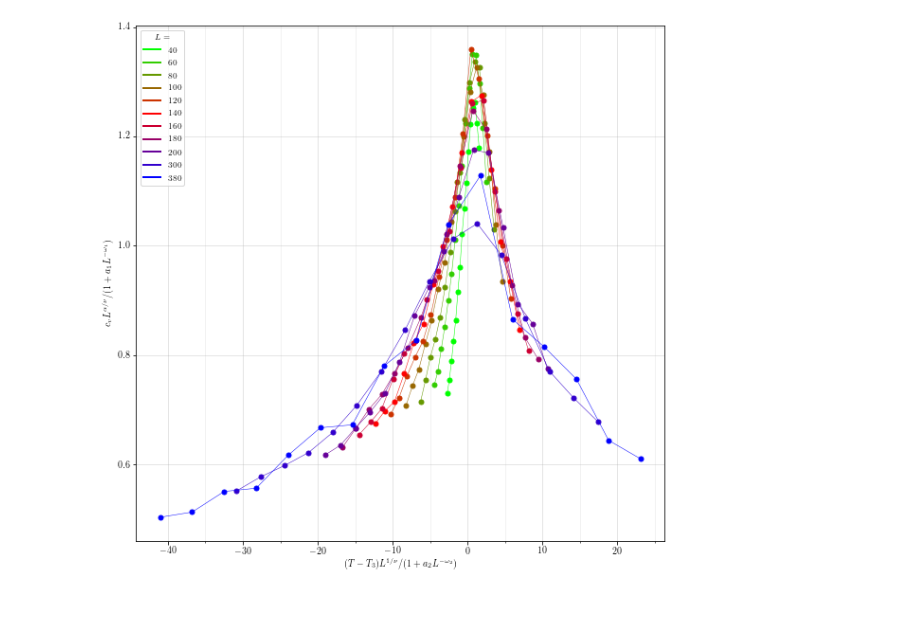
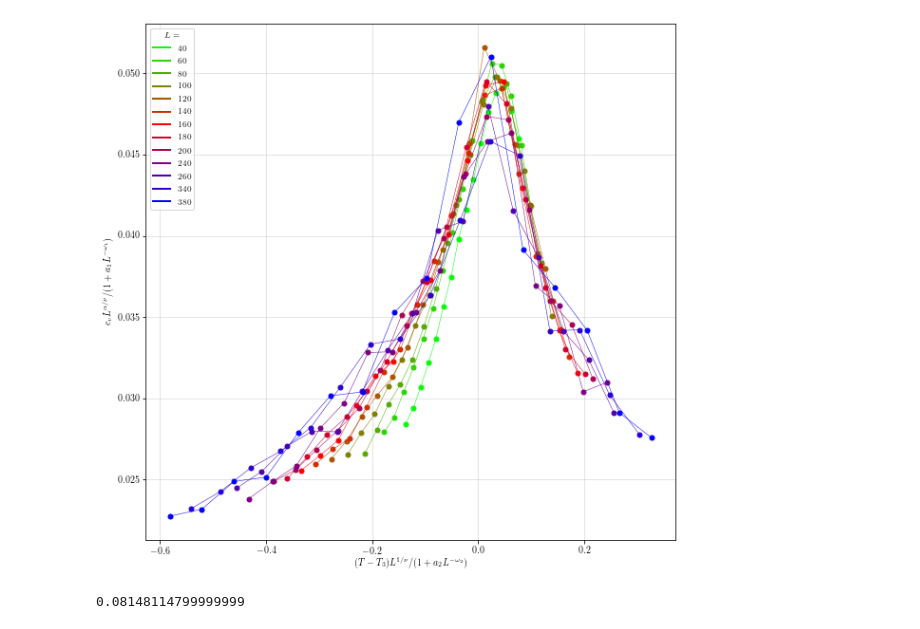
Before and after one commit to Orth-Research/Potts-XY, a Jupyter notebook: test_scaling_cv.ipynb, the cells around one changed output. Drawn from its saved outputs; the diff is of its cells as text; code cells hidden in the pictures.

```diff
--- a/test_scaling_cv.ipynb
+++ b/test_scaling_cv.ipynb
@@ -1,8 +1284,6 @@
 # %%
 #!/usr/bin/env python
 # coding: utf-8
-
-#matplotlib inline
 from __future__ import division
 import numpy as np
 from numpy.random import rand
@@ -30,7 +1311,10 @@ from random import gauss
 import matplotlib.ticker as ticker
 from matplotlib.ticker import (MultipleLocator, FormatStrFormatter,
                                AutoMinorLocator)
+#ipython specific
+
 %matplotlib inline
+
 
 from matplotlib import rc
 rc('font',**{'family':'sans-serif', 'size' : 10}) #, 'sans-serif':['Arial']})
@@ -52,7 +1336,9 @@ color_all = [color_red, color_orange, color_green, color_blue, color_purple, col
 
 from funcfssa import autoscale, scaledata   #usual scaling
 from funcfssa2 import autoscale2, scaledata2  #correction in y
-from funcfssa3 import autoscale3, scaledata3  #added correction in x
+#from funcfssa3 import autoscale3, scaledata3  #added correction in x
+#from funcfssa4 import autoscale4, scaledata4  #added correction in x
+
 
 j2 = 1.0
 j6 = 1.0
@@ -61,6 +1347,7 @@ lambda3 = 2.1
 q_Q = 1
 offset = 0
 N_og = [40, 60, 80, 100, 120, 140, 160, 180, 200, 240, 260, 340, 380]
+#N_og = [40, 60, 80, 100, 120, 140, 160, 180, 200]
 N_list = N_og
 
 #N_fit_cv = 200
@@ -141,13 +1428,14 @@ vals = [ 1.202, 1.8, 0.76, 0.31, 100, 0.0, 0.0] #good fit, alpha/nu ~ 0.4 like i
 #or this
 #vals = [ 1.202, 0.9, 0.4, 0.7, 20.0, 0.0, 0.0]
 
+print(ls)
 
 
 if do_fit:
 
     if scale == 3:
         # [Tc, nu, \gamma, a1, \omega_1, a2, \omega_2]
-        init_guess = [1.2, 5/6, 1/3, 0.1, 0.1, 0.1, 0.1]
+        init_guess = [1.2, 5/6, 1/3, 0.1, 100, 0.1, 100]
 
         noisy_ret = autoscale3(ls, rhos, a_arr, da_arr, *init_guess)
         print('CV:')
@@ -186,6 +1474,19 @@ if do_fit:
         print(noisy_ret['errors'])
 
         noisy_auto_scaled_data =scaledata(ls, rhos, a_arr, da_arr, *noisy_ret['x'])
+
+    elif scale == 4:
+
+        init_guess = [0.1, 0.1, 0.1, 0.1]
+
+        noisy_ret = autoscale4(ls, rhos, a_arr, da_arr, *init_guess)
+        print('CV:')
+        print('values: omega1, a1, omega2, a2')
+        print(noisy_ret['x'])
+        print('errors')
+        print(noisy_ret['errors'])
+
+        noisy_auto_scaled_data =scaledata4(ls, rhos, a_arr, da_arr, *noisy_ret['x'])
 
 else:
 
@@ -355,8 +1657,14 @@ figure_noscale()
 # %%
 #Tc, nu, alpha, omega1, a1, omega2, a2
 #testV = [ 1.202, 1.8, 0.76, 0.31, 100, 0.0, 0.0]
-testV = [ 1.202, 0.83, 0.33, 1.0, 30.0, 0.0, 0.0]
+#testV = [ 1.202, 2.0, 0.4, 10.0, 3.0, 0.4, 0.1]
+testV = [ 1.202,  1.66,  0.66,  0.29,  128.0,  0.7*0.11640164, 3*0.52590368]
+#[ 1.19519061e+00  2.74970795e+00  5.93925711e-01  1.41637842e-01  1.28070575e+02 -4.90546974e-02  4.60528951e+00]
 #print("alpha/nu = ", testV[2]/testV[1])
 figure_fit(testV)
 # %% [output]
-[figure, old version]
+[figure, new version]
+# %%
+0.7*0.11640164
+# %% [output]
+0.08148114799999999
```
Also changed, not shown: parts of 5 cells of this notebook, 6 other files.
